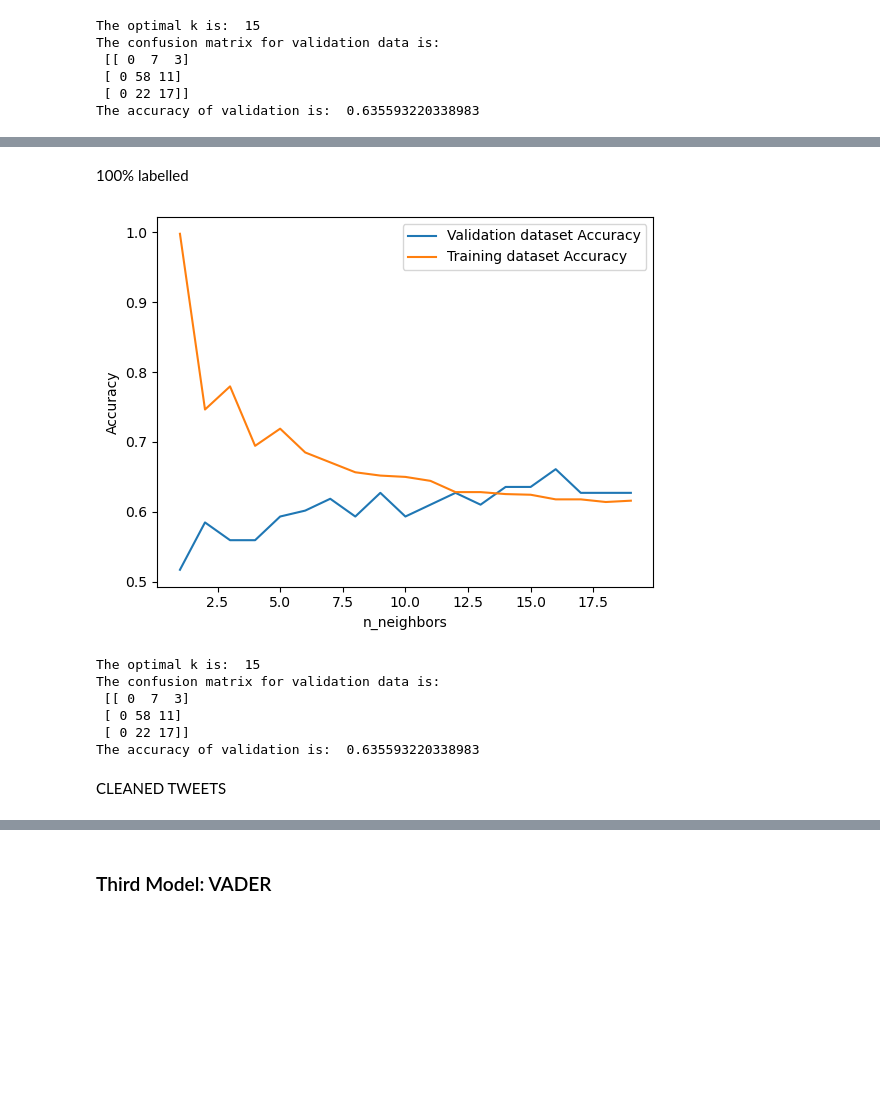
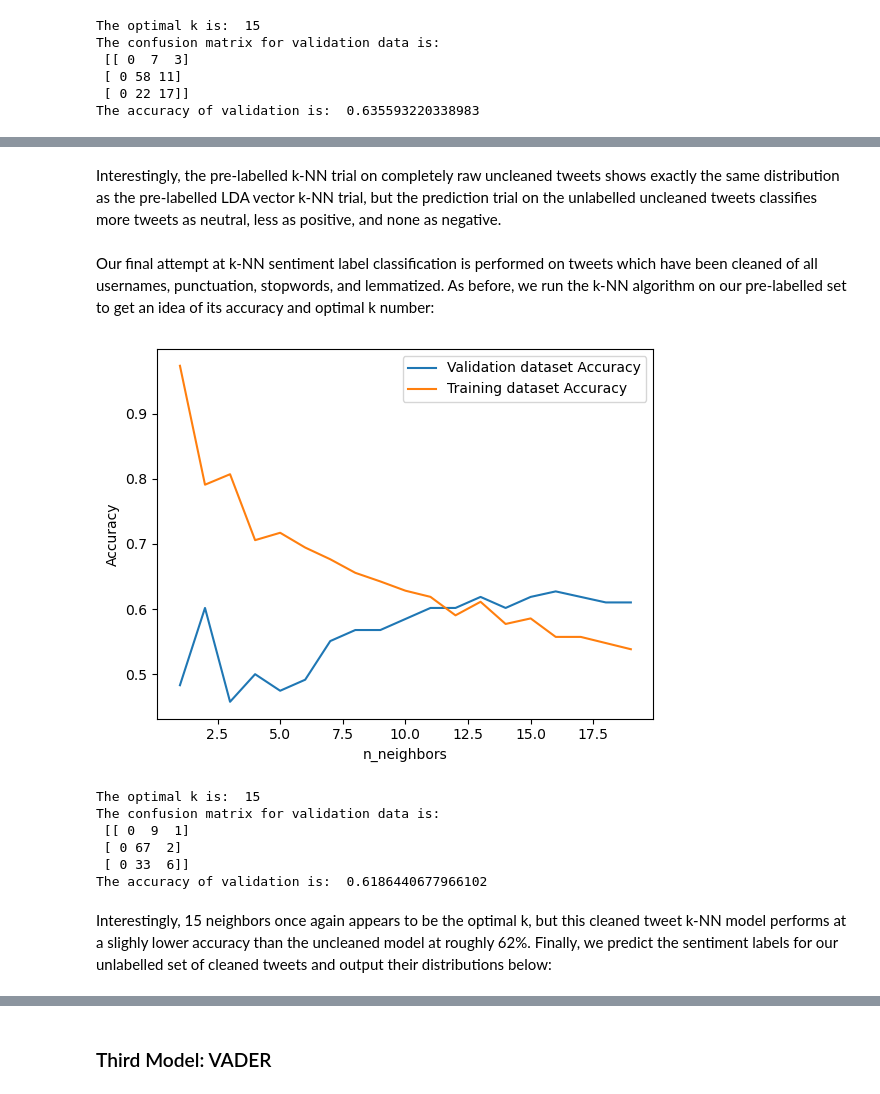
Before and after one commit to embarbos/natural-language-processing-twitter-data, a Jupyter notebook: group_19_final.ipynb, the cells around one changed output, grey strips where cells are left out. Drawn from its saved outputs; the diff is of its cells as text; code cells hidden in the pictures; blank space fills up the shorter version.

```diff
--- a/group_19_final.ipynb
+++ b/group_19_final.ipynb
@@ -561,17 +569,19 @@ bar_plot(y_pred_val)
-# %% [markdown]
-100% labelled
+# %% [markdown]
+Interestingly, the pre-labelled k-NN trial on completely raw uncleaned tweets shows exactly the same distribution as the pre-labelled LDA vector k-NN trial, but the prediction trial on the unlabelled uncleaned tweets classifies more tweets as neutral, less as positive, and none as negative.
+# %% [markdown]
+Our final attempt at k-NN sentiment label classification is performed on tweets which have been cleaned of all usernames, punctuation, stopwords, and lemmatized. As before, we run the k-NN algorithm on our pre-labelled set to get an idea of its accuracy and optimal k number:
 # %%
-res_cleaned = merge_d(data_labelled, data_test)
+res_cleaned = merge_d(data_labelled_cleaned, data_test_cleaned)
 y_pred_test_cleaned = res_cleaned[1]
 y_pred_val_cleaned = res_cleaned[2]
 # %% [output]
-[figure, old version]
+[figure, new version]
 The optimal k is:  15
 The confusion matrix for validation data is:
- [[ 0  7  3]
- [ 0 58 11]
- [ 0 22 17]]
-The accuracy of validation is:  0.635593220338983
+ [[ 0  9  1]
+ [ 0 67  2]
+ [ 0 33  6]]
+The accuracy of validation is:  0.6186440677966102
-# %% [markdown]
-CLEANED TWEETS
+# %% [markdown]
+Interestingly, 15 neighbors once again appears to be the optimal k, but this cleaned tweet k-NN model performs at a slighly lower accuracy than the uncleaned model at roughly 62%. Finally, we predict the sentiment labels for our unlabelled set of cleaned tweets and output their distributions below:
 # %%
```
Also changed, not shown: parts of 20 cells of this notebook.
